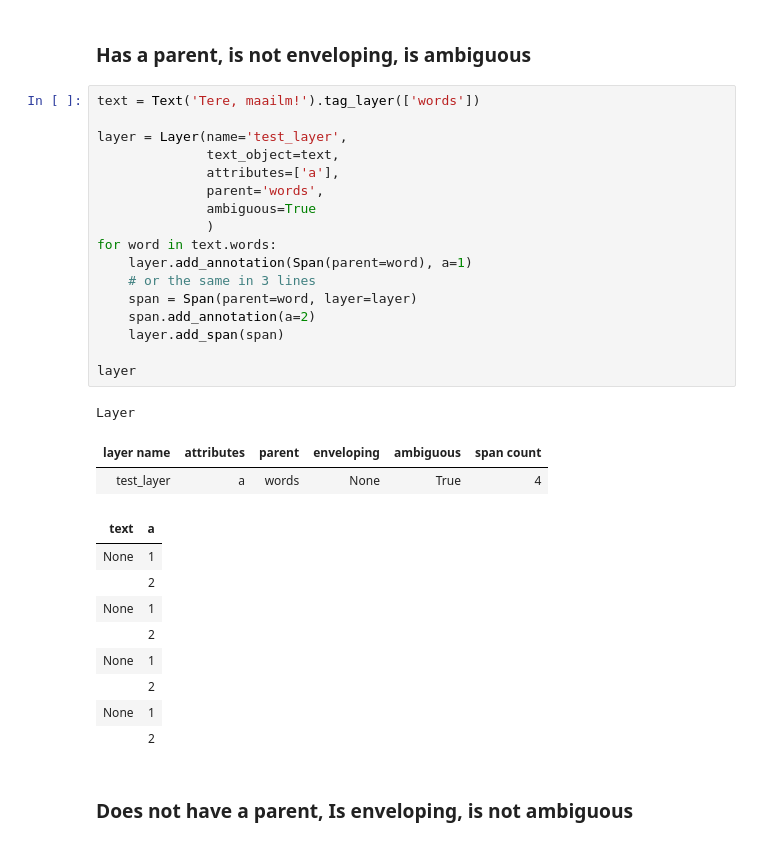
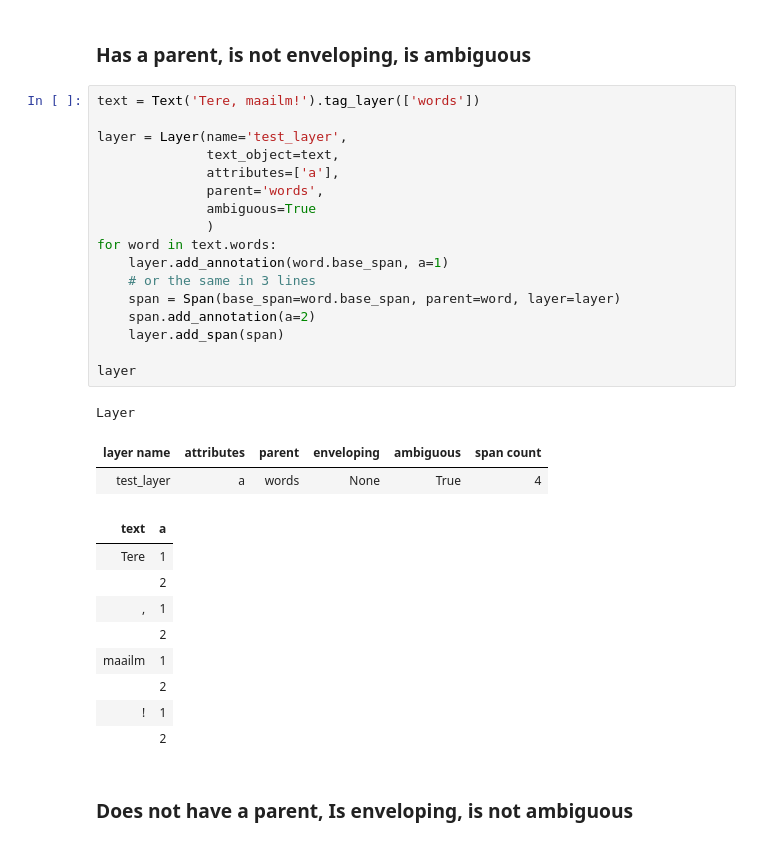
Before and after one commit to estnltk/estnltk, a Jupyter notebook: tutorials/low_level_layer_operations.ipynb, the cells around one changed output. Drawn from its saved outputs; the diff is of its cells as text.

```diff
--- a/tutorials/low_level_layer_operations.ipynb
+++ b/tutorials/low_level_layer_operations.ipynb
@@ -79,32 +79,32 @@ Layer
 # %%
 text = Text('Tere, maailm!').tag_layer(['words'])
 
 layer = Layer(name='test_layer',
               text_object=text,
               attributes=['a'],
               parent='words',
               ambiguous=True
               )
 for word in text.words:
-    layer.add_annotation(Span(parent=word), a=1)
+    layer.add_annotation(word.base_span, a=1)
     # or the same in 3 lines
-    span = Span(parent=word, layer=layer)
+    span = Span(base_span=word.base_span, parent=word, layer=layer)
     span.add_annotation(a=2)
     layer.add_span(span)
 
 layer
 # %% [output]
 Layer
 | layer name | attributes | parent | enveloping | ambiguous | span count |
 | test_layer | a | words | None | True | 4 |
 | text | a |
-| None | 1 |
+| Tere | 1 |
 |  | 2 |
-| None | 1 |
+| , | 1 |
 |  | 2 |
-| None | 1 |
+| maailm | 1 |
 |  | 2 |
-| None | 1 |
+| ! | 1 |
 |  | 2 |
 # %% [markdown]
 ### Does not have a parent, Is enveloping, is not  ambiguous
```
Also changed, not shown: parts of 2 cells of this notebook, 42 other files.
